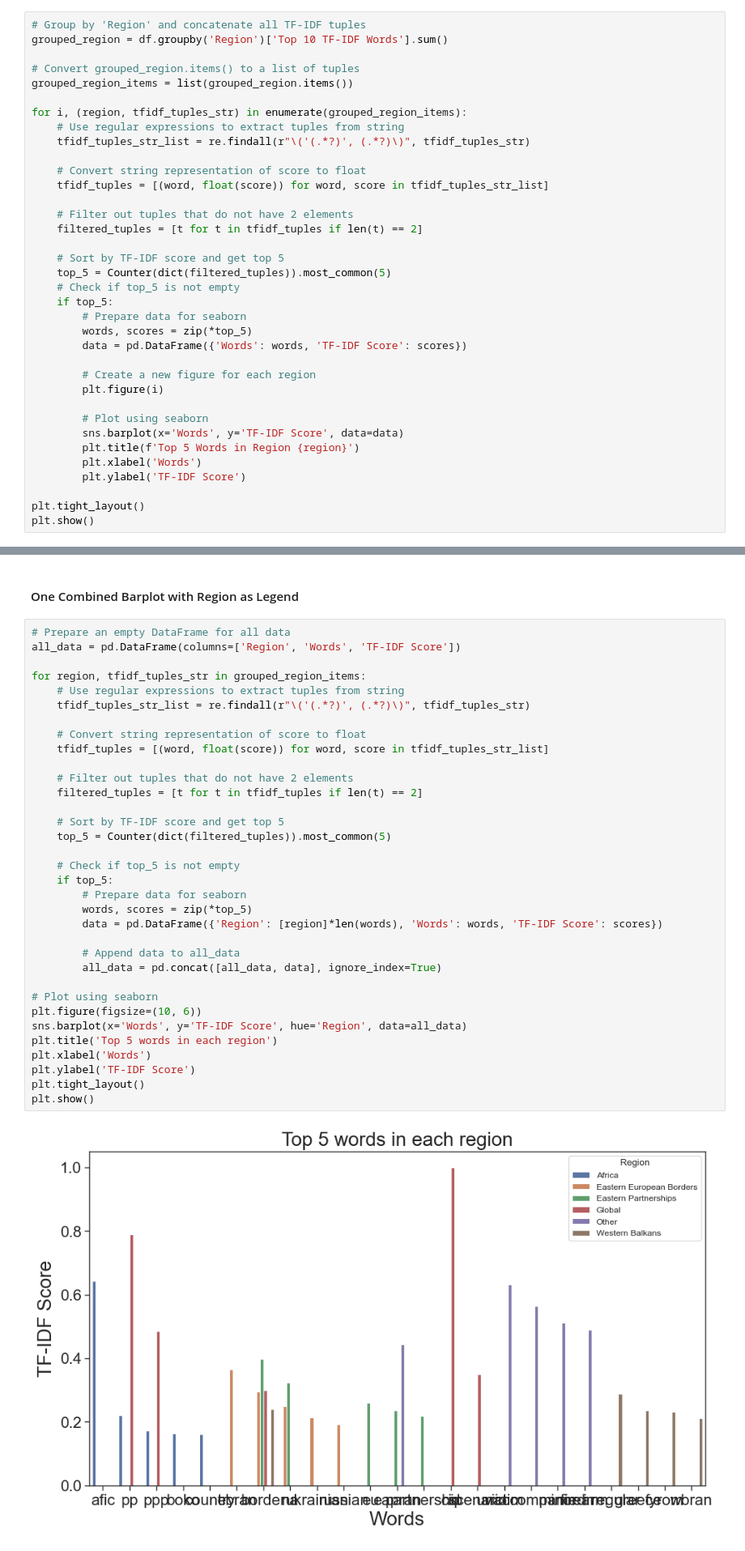
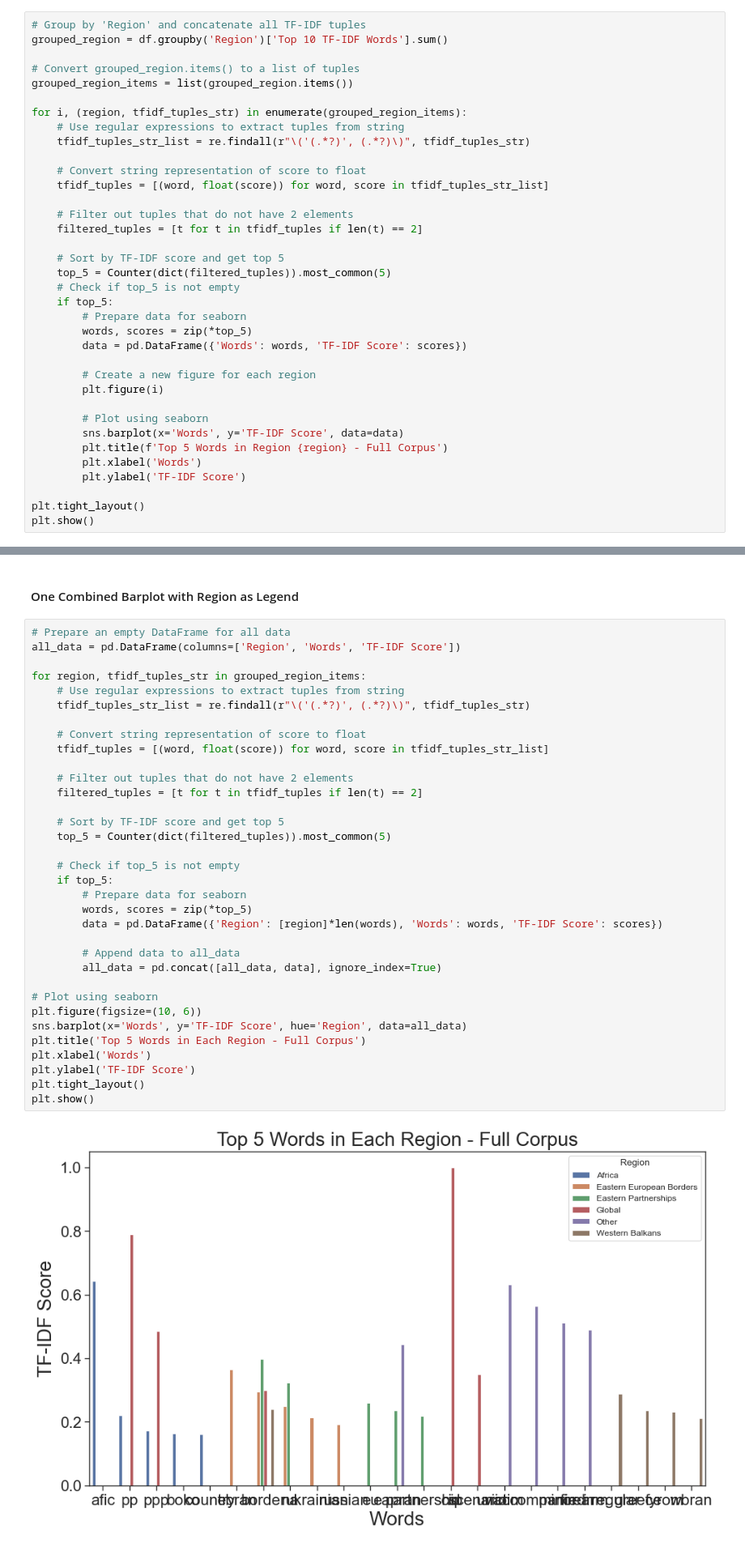
Before and after one commit to krugeremily/frontex_analysis, a Jupyter notebook: analysis notebooks/tfidf_word2vev_analysis.ipynb, the cells around one changed output, grey strips where cells are left out. Shown at 81% size. Cells and saved outputs as stored; diff of their text form.

```diff
--- a/analysis notebooks/tfidf_word2vev_analysis.ipynb
+++ b/analysis notebooks/tfidf_word2vev_analysis.ipynb
@@ -69,7 +71,7 @@ for i, (region, tfidf_tuples_str) in enumerate(grouped_region_items):
 
         # Plot using seaborn
         sns.barplot(x='Words', y='TF-IDF Score', data=data)
-        plt.title(f'Top 5 Words in Region {region}')
+        plt.title(f'Top 5 Words in Region {region} - Full Corpus')
         plt.xlabel('Words')
         plt.ylabel('TF-IDF Score')
 
@@ -91,35 +93,35 @@ all_data = pd.DataFrame(columns=['Region', 'Words', 'TF-IDF Score'])
 for region, tfidf_tuples_str in grouped_region_items:
     # Use regular expressions to extract tuples from string
     tfidf_tuples_str_list = re.findall(r"\('(.*?)', (.*?)\)", tfidf_tuples_str)
 
     # Convert string representation of score to float
     tfidf_tuples = [(word, float(score)) for word, score in tfidf_tuples_str_list]
 
     # Filter out tuples that do not have 2 elements
     filtered_tuples = [t for t in tfidf_tuples if len(t) == 2]
 
     # Sort by TF-IDF score and get top 5
     top_5 = Counter(dict(filtered_tuples)).most_common(5)
 
     # Check if top_5 is not empty
     if top_5:
         # Prepare data for seaborn
         words, scores = zip(*top_5)
         data = pd.DataFrame({'Region': [region]*len(words), 'Words': words, 'TF-IDF Score': scores})
 
         # Append data to all_data
         all_data = pd.concat([all_data, data], ignore_index=True)
 
 # Plot using seaborn
 plt.figure(figsize=(10, 6))
 sns.barplot(x='Words', y='TF-IDF Score', hue='Region', data=all_data)
-plt.title('Top 5 words in each region')
+plt.title('Top 5 Words in Each Region - Full Corpus')
 plt.xlabel('Words')
 plt.ylabel('TF-IDF Score')
 plt.tight_layout()
 plt.show()
 # %% [output]
-[figure, old version]
+[figure, new version]
 # %% [markdown]
 #### Heatmap - Regions
 # %%
```
Also changed, not shown: parts of 19 cells of this notebook, 5 other files.
